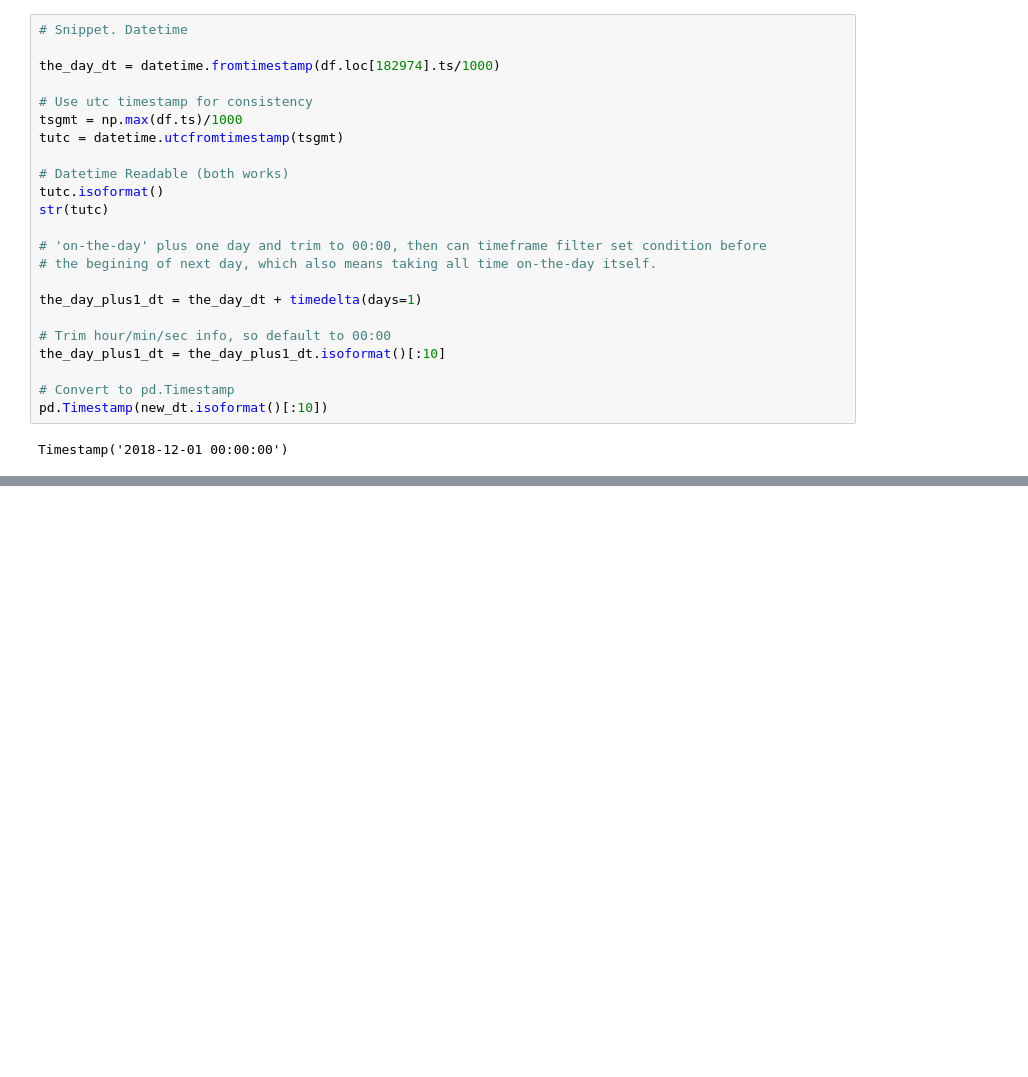
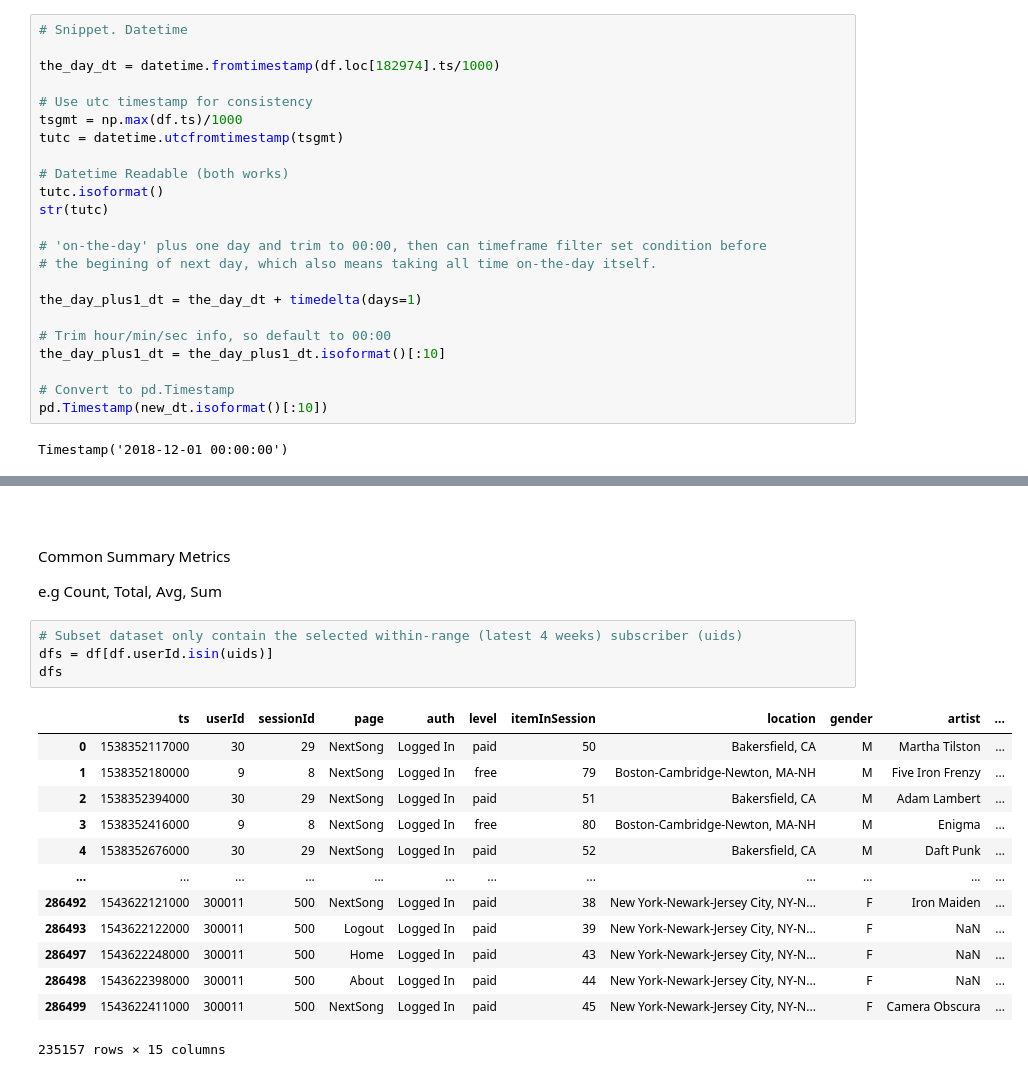
Before and after one commit to gilzero/project_churn_spark, a Jupyter notebook: sparkify.ipynb, the cells around one changed output, grey strips where cells are left out. Cells and saved outputs as stored; diff of their text form; blank space fills up the shorter version.

```diff
--- a/sparkify.ipynb
+++ b/sparkify.ipynb
@@ -1280,0 +1180,25 @@ Timestamp('2018-12-01 00:00:00')
+# %% [markdown]
+<a id="analytic-data"></a>
+---
+# %% [markdown]
+Common Summary Metrics
+
+e.g Count, Total, Avg, Sum
+# %%
+# Subset dataset only contain the selected within-range (latest 4 weeks) subscriber (uids)
+dfs = df[df.userId.isin(uids)]
+dfs
+# %% [output]
+|  | ts | userId | sessionId | page | auth | level | itemInSession | location | gender | artist | ... |
+| 0 | 1538352117000 | 30 | 29 | NextSong | Logged In | paid | 50 | Bakersfield, CA | M | Martha Tilston | ... |
+| 1 | 1538352180000 | 9 | 8 | NextSong | Logged In | free | 79 | Boston-Cambridge-Newton, MA-NH | M | Five Iron Frenzy | ... |
+| 2 | 1538352394000 | 30 | 29 | NextSong | Logged In | paid | 51 | Bakersfield, CA | M | Adam Lambert | ... |
+| 3 | 1538352416000 | 9 | 8 | NextSong | Logged In | free | 80 | Boston-Cambridge-Newton, MA-NH | M | Enigma | ... |
+| 4 | 1538352676000 | 30 | 29 | NextSong | Logged In | paid | 52 | Bakersfield, CA | M | Daft Punk | ... |
+| ... | ... | ... | ... | ... | ... | ... | ... | ... | ... | ... | ... |
+| 286492 | 1543622121000 | 300011 | 500 | NextSong | Logged In | paid | 38 | New York-Newark-Jersey City, NY-N... | F | Iron Maiden | ... |
+| 286493 | 1543622122000 | 300011 | 500 | Logout | Logged In | paid | 39 | New York-Newark-Jersey City, NY-N... | F | NaN | ... |
+| 286497 | 1543622248000 | 300011 | 500 | Home | Logged In | paid | 43 | New York-Newark-Jersey City, NY-N... | F | NaN | ... |
+| 286498 | 1543622398000 | 300011 | 500 | About | Logged In | paid | 44 | New York-Newark-Jersey City, NY-N... | F | NaN | ... |
+| 286499 | 1543622411000 | 300011 | 500 | NextSong | Logged In | paid | 45 | New York-Newark-Jersey City, NY-N... | F | Camera Obscura | ... |
+235157 rows × 15 columns
```
Also changed, not shown: parts of 19 cells of this notebook, 2 other files.
